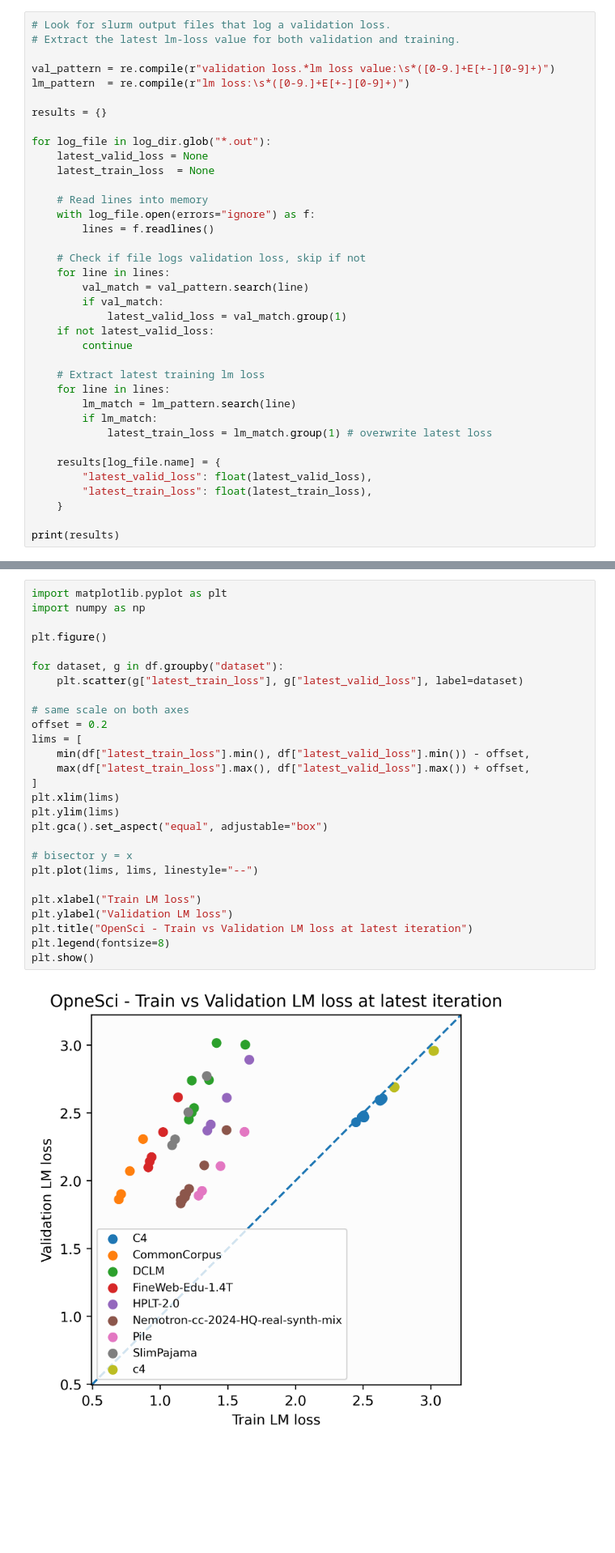
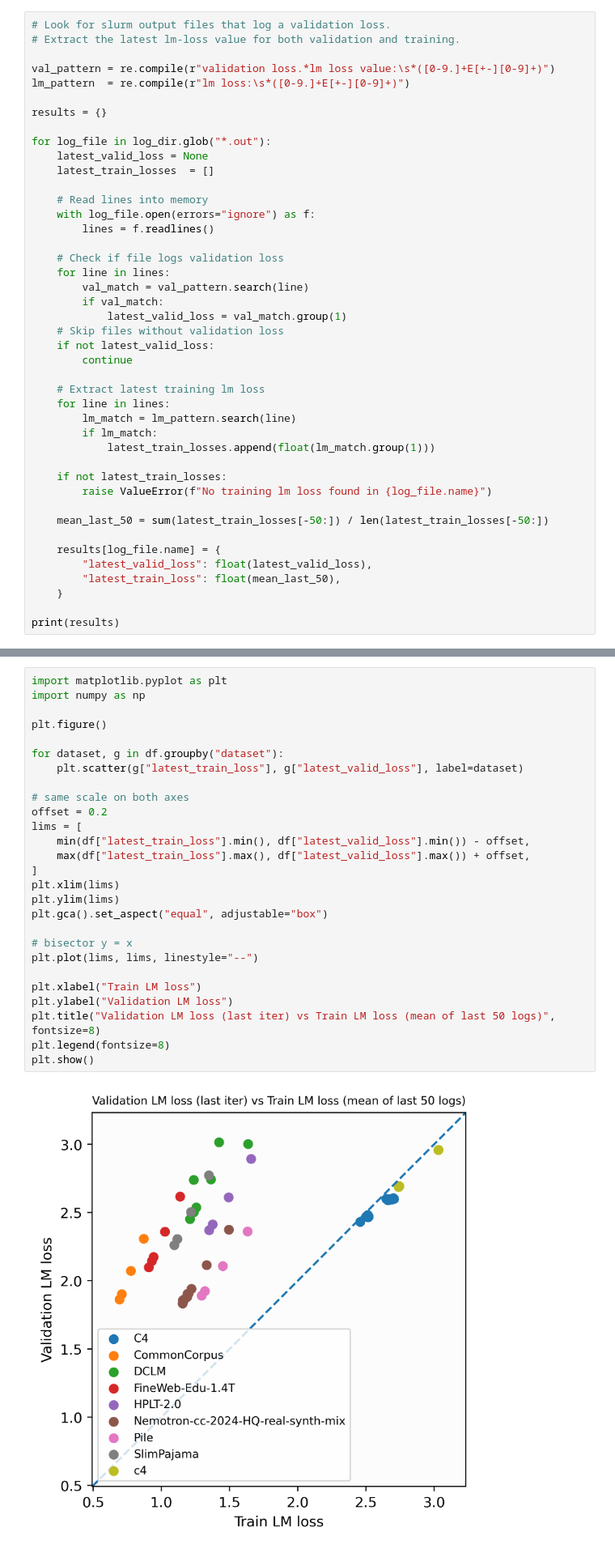
Before and after one commit to OpenEuroLLM/notebooks, a Jupyter notebook: logs-opensci-ref/loss_discrepancy.ipynb, the cells around one changed output, grey strips where cells are left out. Shown at 81% size. Drawn from its saved outputs; the diff is of its cells as text; blank space fills up the shorter version.

```diff
--- a/logs-opensci-ref/loss_discrepancy.ipynb
+++ b/logs-opensci-ref/loss_discrepancy.ipynb
@@ -29,17 +29,18 @@ results = {}
 
 for log_file in log_dir.glob("*.out"):
     latest_valid_loss = None
-    latest_train_loss  = None
+    latest_train_losses  = []
 
     # Read lines into memory
     with log_file.open(errors="ignore") as f:
         lines = f.readlines()
 
-    # Check if file logs validation loss, skip if not
+    # Check if file logs validation loss
     for line in lines:
         val_match = val_pattern.search(line)
         if val_match:
             latest_valid_loss = val_match.group(1)
+    # Skip files without validation loss
     if not latest_valid_loss:
         continue
 
@@ -47,11 +48,16 @@ for log_file in log_dir.glob("*.out"):
     for line in lines:
         lm_match = lm_pattern.search(line)
         if lm_match:
-            latest_train_loss = lm_match.group(1) # overwrite latest loss
+            latest_train_losses.append(float(lm_match.group(1)))
+
+    if not latest_train_losses:
+        raise ValueError(f"No training lm loss found in {log_file.name}")
+
+    mean_last_50 = sum(latest_train_losses[-50:]) / len(latest_train_losses[-50:])
 
     results[log_file.name] = {
         "latest_valid_loss": float(latest_valid_loss),
-        "latest_train_loss": float(latest_train_loss),
+        "latest_train_loss": float(mean_last_50),
     }
 
 print(results)
@@ -106,32 +114,32 @@ dtype: int64
 # %%
 import matplotlib.pyplot as plt
 import numpy as np
 
 plt.figure()
 
 for dataset, g in df.groupby("dataset"):
     plt.scatter(g["latest_train_loss"], g["latest_valid_loss"], label=dataset)
 
 # same scale on both axes
 offset = 0.2
 lims = [
     min(df["latest_train_loss"].min(), df["latest_valid_loss"].min()) - offset,
     max(df["latest_train_loss"].max(), df["latest_valid_loss"].max()) + offset,
 ]
 plt.xlim(lims)
 plt.ylim(lims)
 plt.gca().set_aspect("equal", adjustable="box")
 
 # bisector y = x
 plt.plot(lims, lims, linestyle="--")
 
 plt.xlabel("Train LM loss")
 plt.ylabel("Validation LM loss")
-plt.title("OpenSci - Train vs Validation LM loss at latest iteration")
+plt.title("Validation LM loss (last iter) vs Train LM loss (mean of last 50 logs)", fontsize=8)
 plt.legend(fontsize=8)
 plt.show()
 # %% [output]
-[figure, old version]
+[figure, new version]
 # %%
 # Train loss is unrealistically small, let's check a CommonCorpus path
 df[df['dataset'] == 'CommonCorpus']['run'].iloc[0]
```
Also changed, not shown: parts of 2 cells of this notebook.
